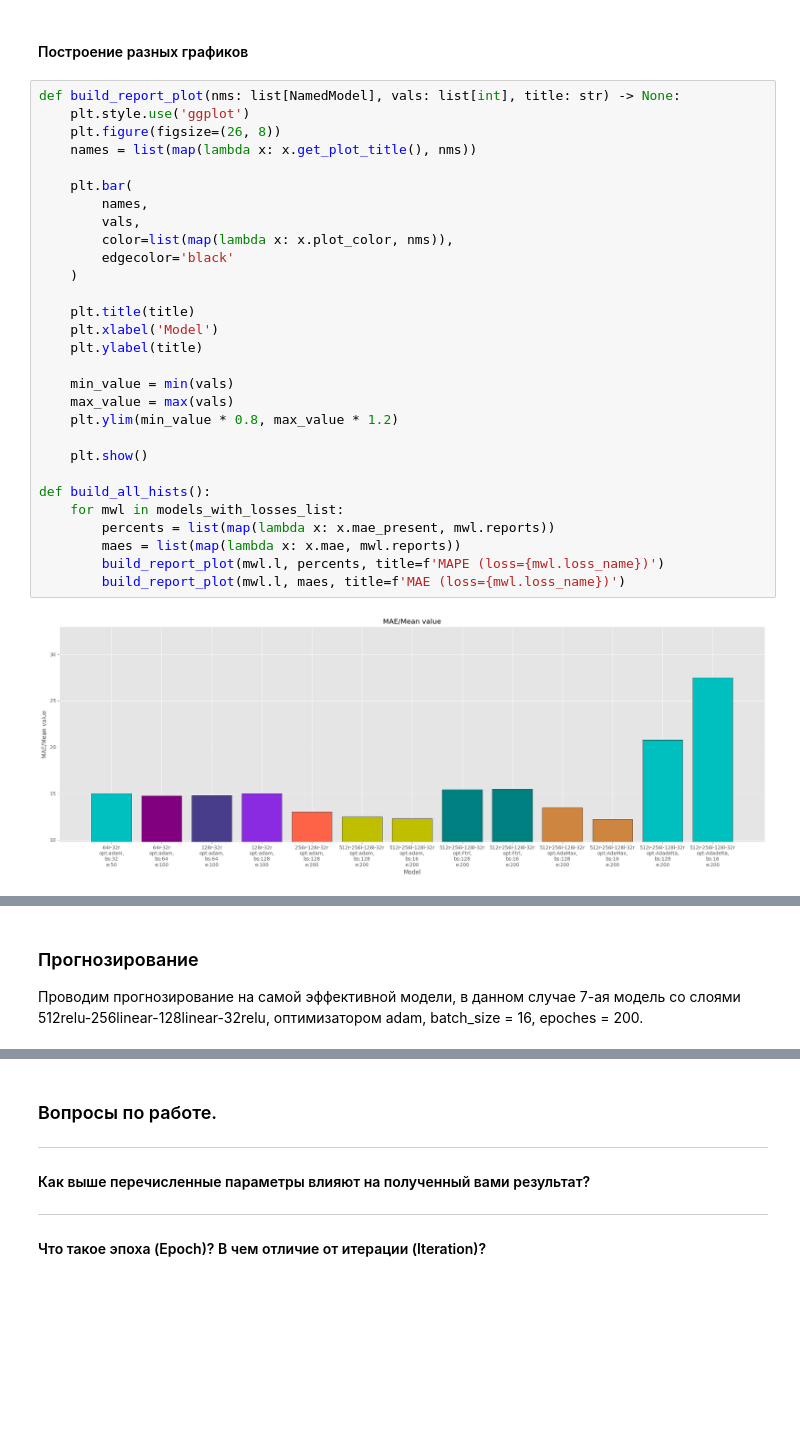
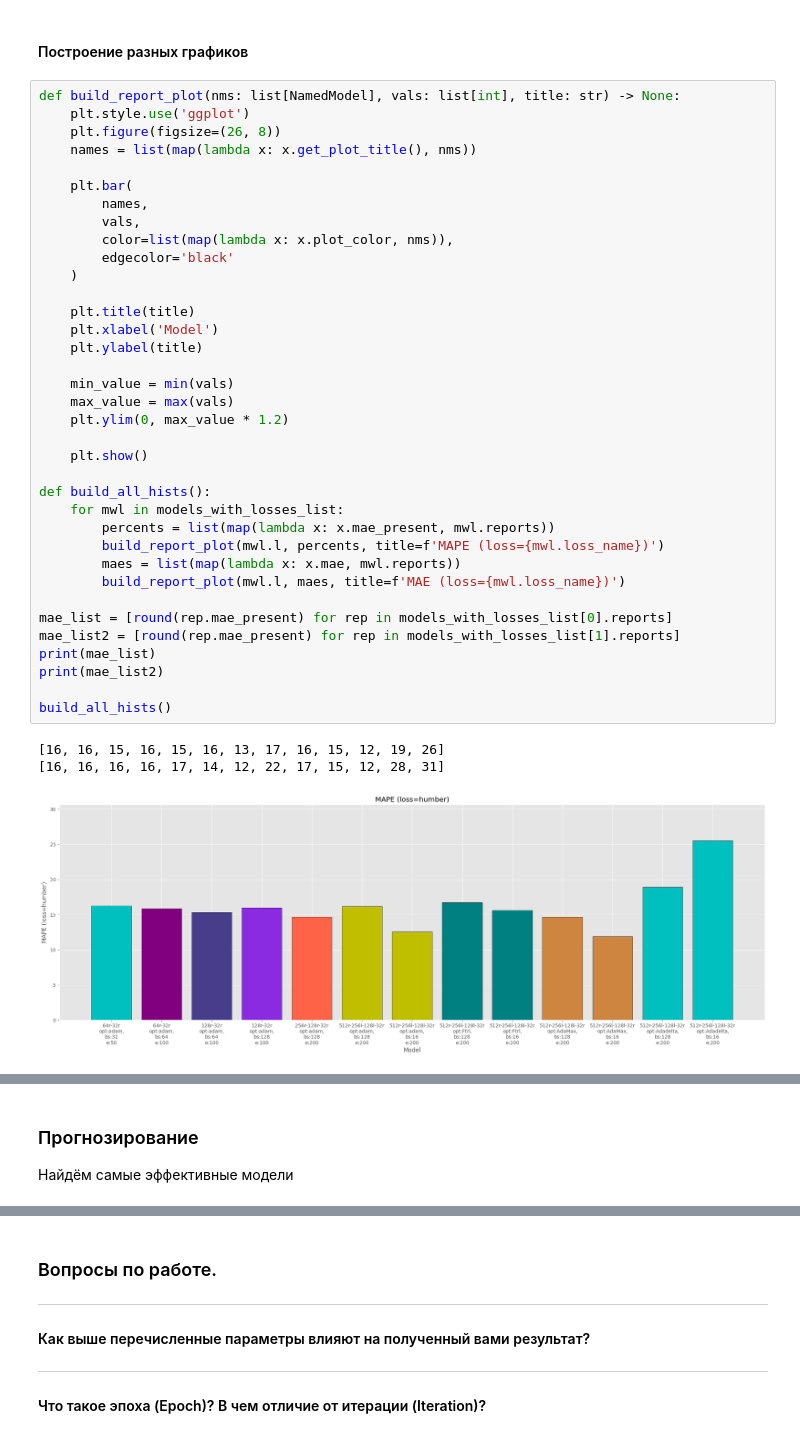
Before and after one commit to danyachka/aai_labs, a Jupyter notebook: lab2/lab_2.ipynb, the cells around one changed output, grey strips where cells are left out. Cells and saved outputs as stored; diff of their text form; blank space fills up the shorter version.

```diff
--- a/lab2/lab_2.ipynb
+++ b/lab2/lab_2.ipynb
@@ -560,31 +572,40 @@ loss: mse: present error = 27.48, elapsed = 0.10851, loss = 5288121344.0, mae =
 # %%
 def build_report_plot(nms: list[NamedModel], vals: list[int], title: str) -> None:
     plt.style.use('ggplot')
     plt.figure(figsize=(26, 8))
     names = list(map(lambda x: x.get_plot_title(), nms))
 
     plt.bar(
         names,
         vals,
         color=list(map(lambda x: x.plot_color, nms)),
         edgecolor='black'
     )
 
     plt.title(title)
     plt.xlabel('Model')
     plt.ylabel(title)
 
     min_value = min(vals)
     max_value = max(vals)
-    plt.ylim(min_value * 0.8, max_value * 1.2)
+    plt.ylim(0, max_value * 1.2)
 
     plt.show()
 
 def build_all_hists():
     for mwl in models_with_losses_list:
         percents = list(map(lambda x: x.mae_present, mwl.reports))
+        build_report_plot(mwl.l, percents, title=f'MAPE (loss={mwl.loss_name})')
         maes = list(map(lambda x: x.mae, mwl.reports))
-        build_report_plot(mwl.l, percents, title=f'MAPE (loss={mwl.loss_name})')
         build_report_plot(mwl.l, maes, title=f'MAE (loss={mwl.loss_name})')
+
+mae_list = [round(rep.mae_present) for rep in models_with_losses_list[0].reports]
+mae_list2 = [round(rep.mae_present) for rep in models_with_losses_list[1].reports]
+print(mae_list)
+print(mae_list2)
+
+build_all_hists()
 # %% [output]
+[16, 16, 15, 16, 15, 16, 13, 17, 16, 15, 12, 19, 26]
+[16, 16, 16, 16, 17, 14, 12, 22, 17, 15, 12, 28, 31]
-[figure, old version]
+[figure, new version]
@@ -591,4 +615,4 @@ def build_all_hists():
 # %% [markdown]
 ### Прогнозирование
-Проводим прогнозирование на самой эффективной модели, в данном случае 7-ая модель со слоями 512relu-256linear-128linear-32relu, оптимизатором adam, batch_size = 16, epoches = 200.
+Найдём самые эффективные модели
 # %%
```
Also changed, not shown: parts of 10 cells of this notebook, 3 other files.
